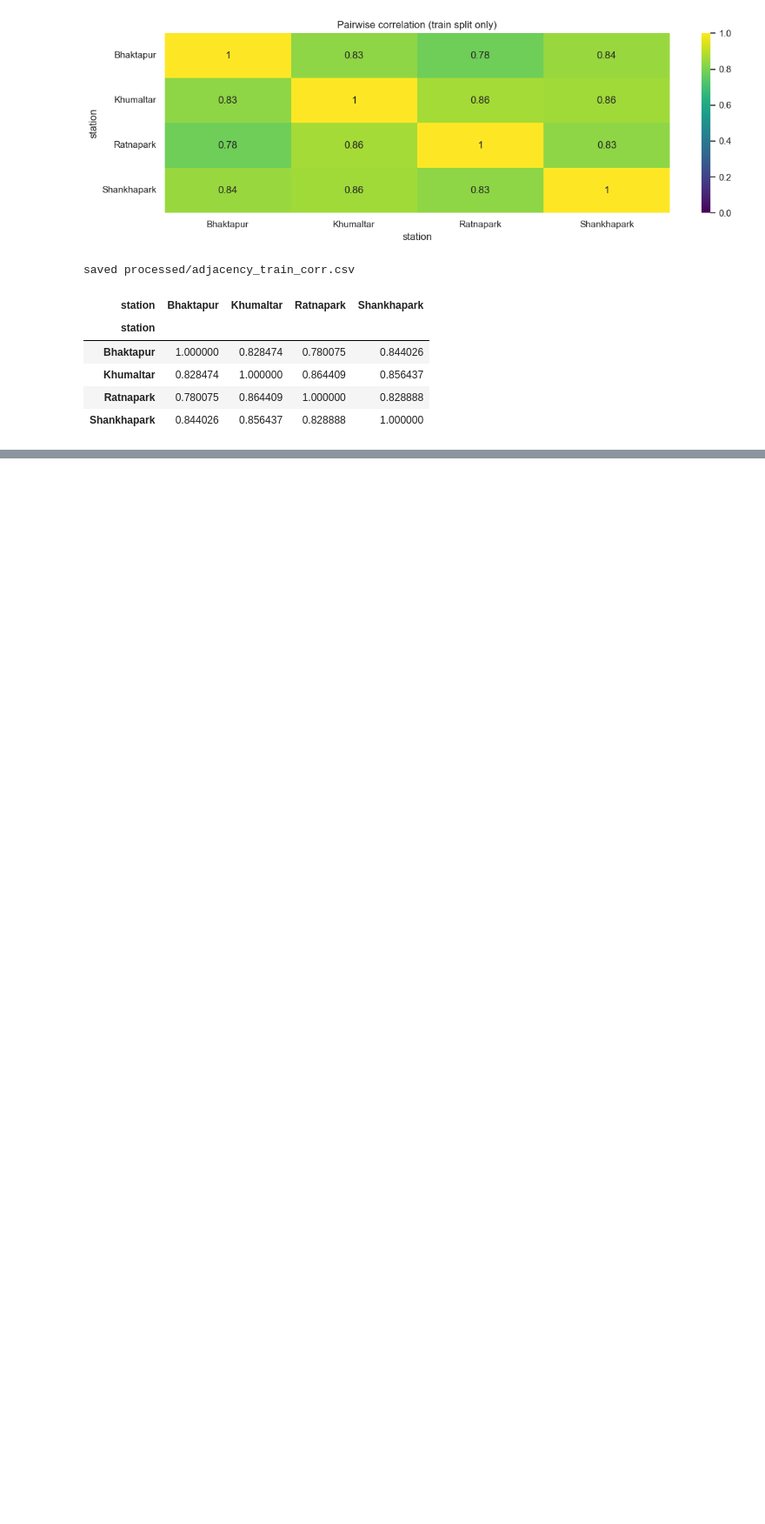
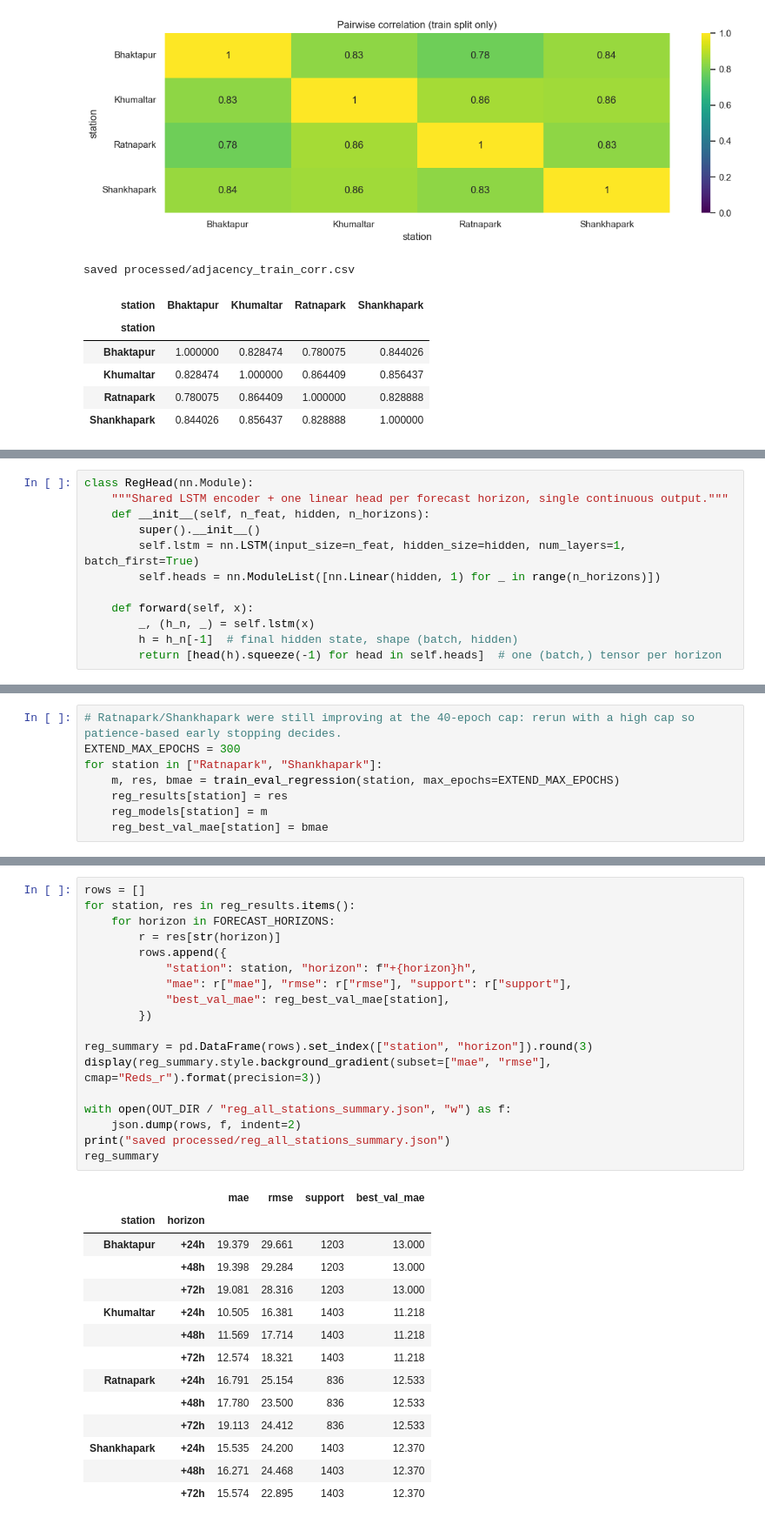
Before and after one commit to susmitahkhanal/kathmandu_pm25_forecasting, a Jupyter notebook: index.ipynb, the cells around one changed output, grey strips where cells are left out. Shown at 87% size. Cells and saved outputs as stored; diff of their text form; blank space fills up the shorter version.

Commit message:
Feat: add LSTM regression head with Optuna tuning
Train all stations with early stopping and retrain on tuned hyperparameters

```diff
--- a/index.ipynb
+++ b/index.ipynb
@@ -1804,0 +1813,12 @@ saved processed/adjacency_train_corr.csv
+# %%
+class RegHead(nn.Module):
+    """Shared LSTM encoder + one linear head per forecast horizon, single continuous output."""
+    def __init__(self, n_feat, hidden, n_horizons):
+        super().__init__()
+        self.lstm = nn.LSTM(input_size=n_feat, hidden_size=hidden, num_layers=1, batch_first=True)
+        self.heads = nn.ModuleList([nn.Linear(hidden, 1) for _ in range(n_horizons)])
+
+    def forward(self, x):
+        _, (h_n, _) = self.lstm(x)
+        h = h_n[-1]  # final hidden state, shape (batch, hidden)
+        return [head(h).squeeze(-1) for head in self.heads]  # one (batch,) tensor per horizon
@@ -1804,0 +1889,8 @@ saved processed/adjacency_train_corr.csv
+# %%
+# Ratnapark/Shankhapark were still improving at the 40-epoch cap: rerun with a high cap so patience-based early stopping decides.
+EXTEND_MAX_EPOCHS = 300
+for station in ["Ratnapark", "Shankhapark"]:
+    m, res, bmae = train_eval_regression(station, max_epochs=EXTEND_MAX_EPOCHS)
+    reg_results[station] = res
+    reg_models[station] = m
+    reg_best_val_mae[station] = bmae
@@ -1804,0 +1901,33 @@ saved processed/adjacency_train_corr.csv
+# %%
+rows = []
+for station, res in reg_results.items():
+    for horizon in FORECAST_HORIZONS:
+        r = res[str(horizon)]
+        rows.append({
+            "station": station, "horizon": f"+{horizon}h",
+            "mae": r["mae"], "rmse": r["rmse"], "support": r["support"],
+            "best_val_mae": reg_best_val_mae[station],
+        })
+
+reg_summary = pd.DataFrame(rows).set_index(["station", "horizon"]).round(3)
+display(reg_summary.style.background_gradient(subset=["mae", "rmse"], cmap="Reds_r").format(precision=3))
+
+with open(OUT_DIR / "reg_all_stations_summary.json", "w") as f:
+    json.dump(rows, f, indent=2)
+print("saved processed/reg_all_stations_summary.json")
+reg_summary
+# %% [output]
+|  |  | mae | rmse | support | best_val_mae |
+| station | horizon |  |  |  |  |
+| Bhaktapur | +24h | 19.379 | 29.661 | 1203 | 13.000 |
+|  | +48h | 19.398 | 29.284 | 1203 | 13.000 |
+|  | +72h | 19.081 | 28.316 | 1203 | 13.000 |
+| Khumaltar | +24h | 10.505 | 16.381 | 1403 | 11.218 |
+|  | +48h | 11.569 | 17.714 | 1403 | 11.218 |
+|  | +72h | 12.574 | 18.321 | 1403 | 11.218 |
+| Ratnapark | +24h | 16.791 | 25.154 | 836 | 12.533 |
+|  | +48h | 17.780 | 23.500 | 836 | 12.533 |
+|  | +72h | 19.113 | 24.412 | 836 | 12.533 |
+| Shankhapark | +24h | 15.535 | 24.200 | 1403 | 12.370 |
+|  | +48h | 16.271 | 24.468 | 1403 | 12.370 |
+|  | +72h | 15.574 | 22.895 | 1403 | 12.370 |
```
Also changed, not shown: parts of 10 cells of this notebook.
